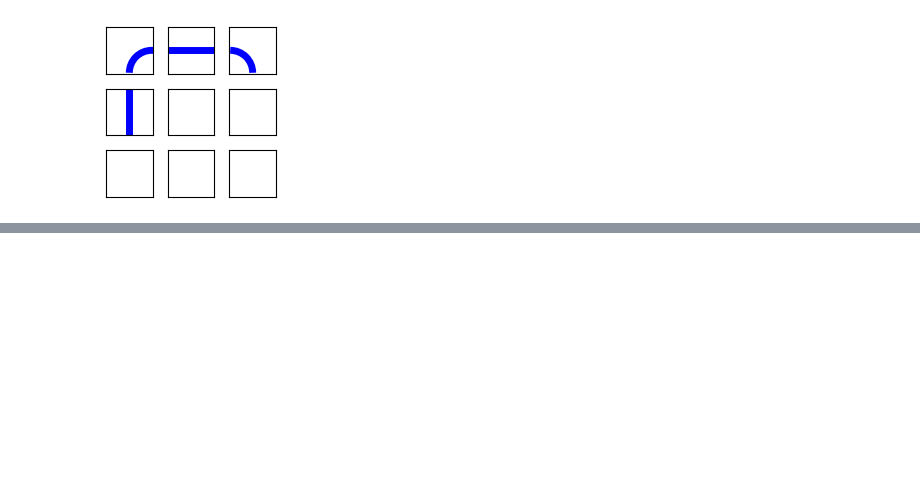
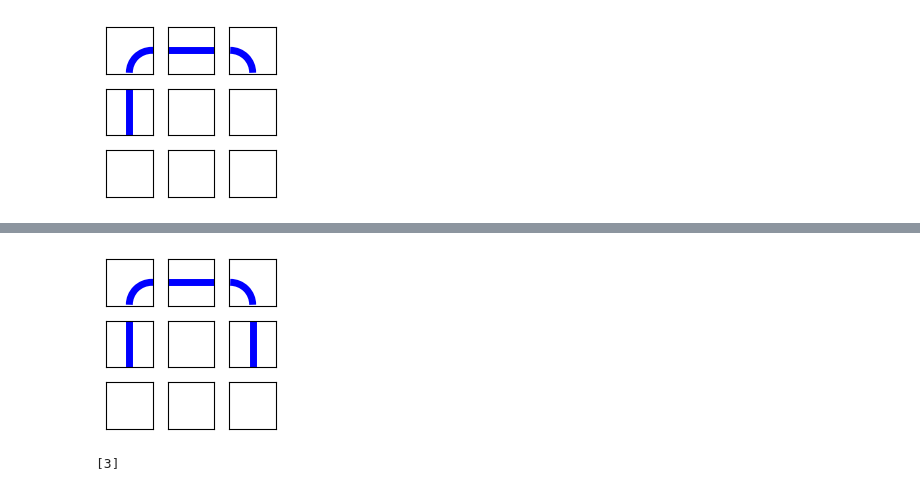
Before and after one commit to andrew-tawfeek/wild_knots, a Jupyter notebook: Random_Testing.ipynb, the cells around one changed output, grey strips where cells are left out. Drawn from its saved outputs; the diff is of its cells as text; code cells hidden in the pictures; blank space fills up the shorter version.

```diff
--- a/Random_Testing.ipynb
+++ b/Random_Testing.ipynb
@@ -73,0 +65,8 @@ W.potential_tiles(1,2)
+# %%
+M[1,2] = 6; W = Mosaic(M); W.show(2)
+# %% [output]
+[figure, added]
+# %%
+W.potential_tiles(2,0)
+# %% [output]
+[3]
```
Also changed, not shown: parts of 12 cells of this notebook, 1 other file.
